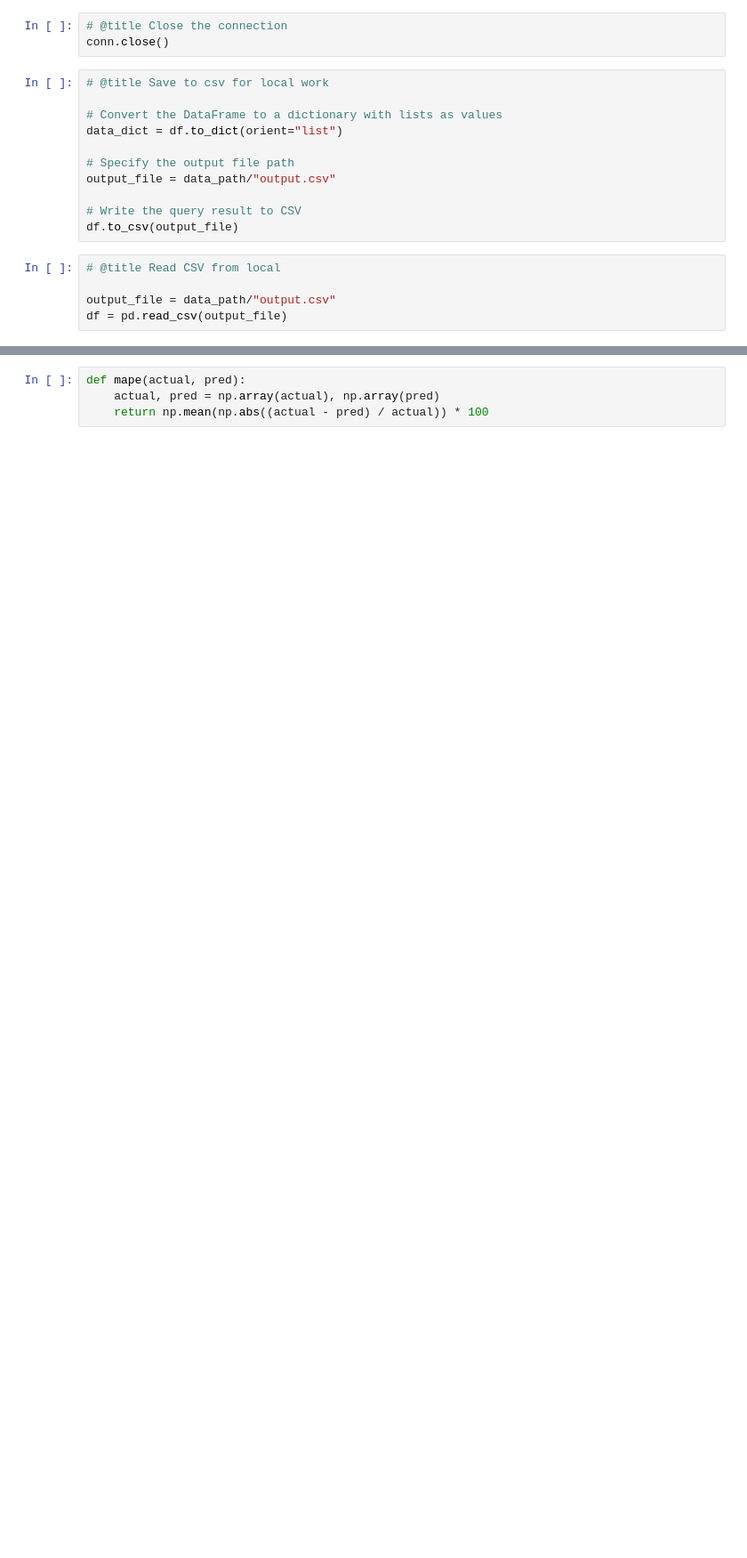
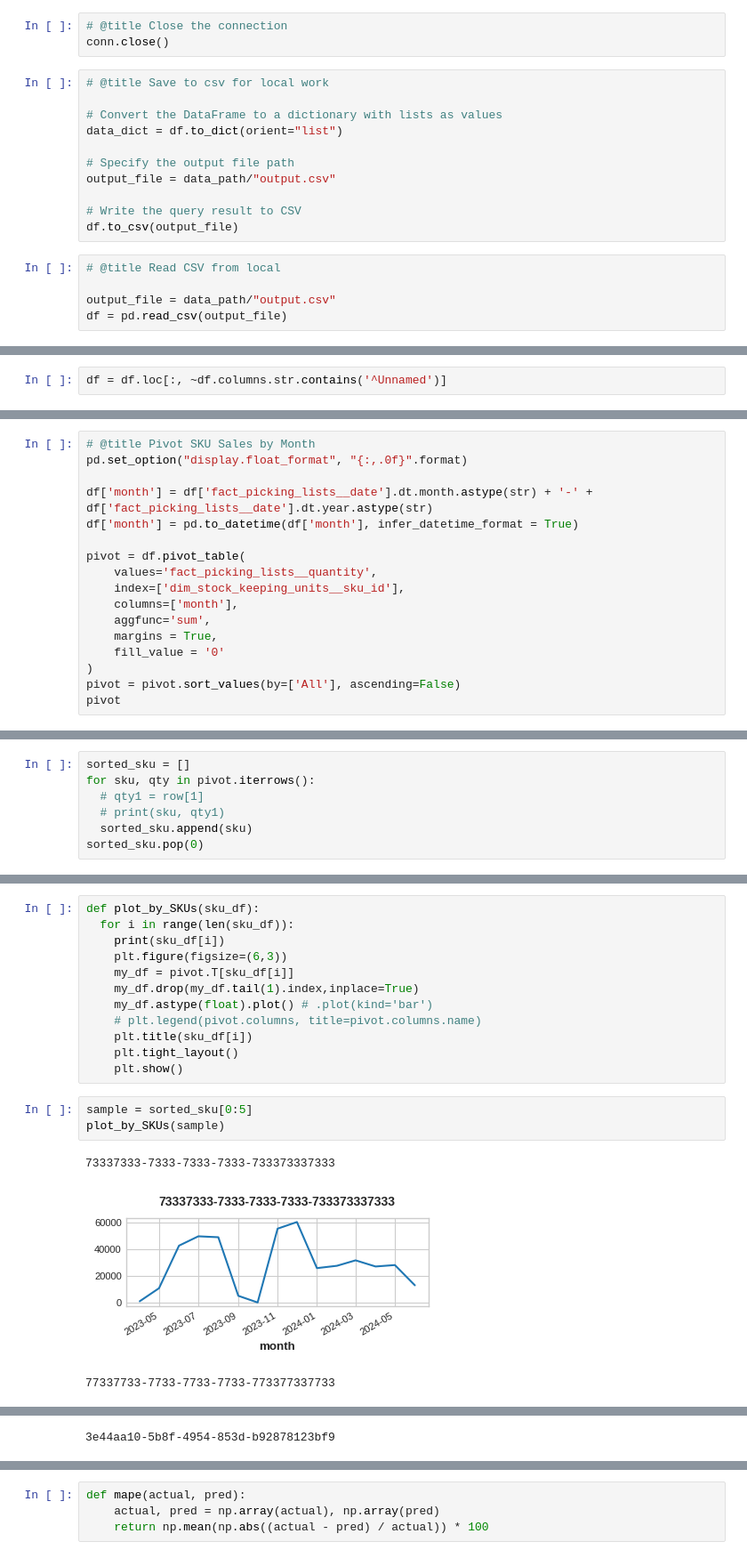
Before and after one commit to thirayume/POPrediction, a Jupyter notebook: Muangtai_PGSQL.ipynb, the cells around one changed output, grey strips where cells are left out. Shown at 89% size. Drawn from its saved outputs; the diff is of its cells as text; blank space fills up the shorter version.

```diff
--- a/Muangtai_PGSQL.ipynb
+++ b/Muangtai_PGSQL.ipynb
@@ -192,2 +225,4 @@ df.index =  df['fact_picking_lists__id']
+# %%
+df = df.loc[:, ~df.columns.str.contains('^Unnamed')]
 # %%
 df.head(5)
@@ -208,0 +291,17 @@ plt.show()
+# %%
+# @title Pivot SKU Sales by Month
+pd.set_option("display.float_format", "{:,.0f}".format)
+
+df['month'] = df['fact_picking_lists__date'].dt.month.astype(str) + '-' + df['fact_picking_lists__date'].dt.year.astype(str)
+df['month'] = pd.to_datetime(df['month'], infer_datetime_format = True)
+
+pivot = df.pivot_table(
+    values='fact_picking_lists__quantity',
+    index=['dim_stock_keeping_units__sku_id'],
+    columns=['month'],
+    aggfunc='sum',
+    margins = True,
+    fill_value = '0'
+)
+pivot = pivot.sort_values(by=['All'], ascending=False)
+pivot
@@ -208,0 +345,7 @@ plt.show()
+# %%
+sorted_sku = []
+for sku, qty in pivot.iterrows():
+  # qty1 = row[1]
+  # print(sku, qty1)
+  sorted_sku.append(sku)
+sorted_sku.pop(0)
@@ -208,0 +354,19 @@ plt.show()
+# %%
+def plot_by_SKUs(sku_df):
+  for i in range(len(sku_df)):
+    print(sku_df[i])
+    plt.figure(figsize=(6,3))
+    my_df = pivot.T[sku_df[i]]
+    my_df.drop(my_df.tail(1).index,inplace=True)
+    my_df.astype(float).plot() # .plot(kind='bar')
+    # plt.legend(pivot.columns, title=pivot.columns.name)
+    plt.title(sku_df[i])
+    plt.tight_layout()
+    plt.show()
+# %%
+sample = sorted_sku[0:5]
+plot_by_SKUs(sample)
+# %% [output]
+73337333-7333-7333-7333-733373337333
+[figure, added]
+77337733-7733-7733-7733-773377337733
@@ -208,0 +374 @@ plt.show()
+3e44aa10-5b8f-4954-853d-b92878123bf9
```
Also changed, not shown: parts of 93 cells of this notebook.
